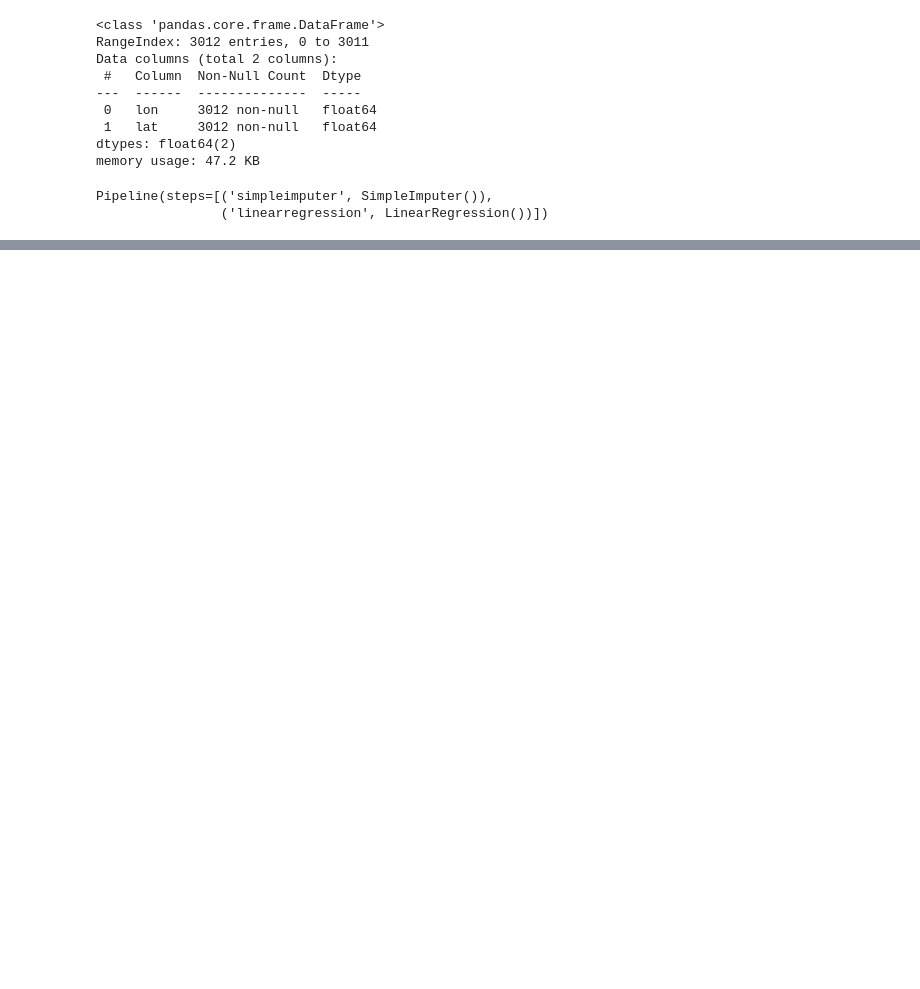
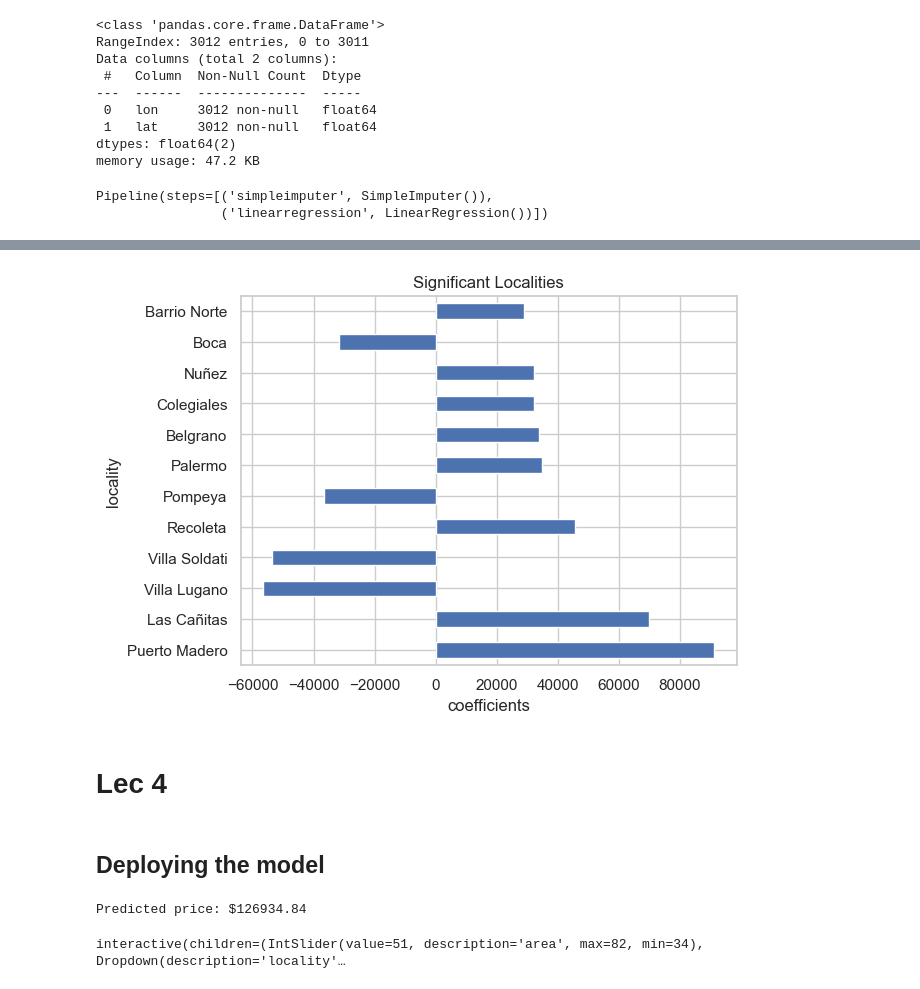
Before and after one commit to asvcodes/LabDS, a Jupyter notebook: Project2/tute.ipynb, the cells around one changed output, grey strips where cells are left out. Drawn from its saved outputs; the diff is of its cells as text; code cells hidden in the pictures; blank space fills up the shorter version.

```diff
--- a/Project2/tute.ipynb
+++ b/Project2/tute.ipynb
@@ -360,0 +420,14 @@ price = 143049.13 + (-699.67 * longitude) + (634.84 * latitude)
+# %%
+# Baseline
+features = ['area_m2','locality']
+X_train3 = df3[features]
+
+target = "price_usd"
+y_train3 = df3[target]
+
+y_pred_baseline3 = [y_train3.mean()] * len(y_train3)
+
+mae_baseline3 = mean_absolute_error(y_train3,y_pred_baseline3)
+
+print("Mean apt price", round(y_train3.mean(), 2))
+print("Baseline MAE:", round(mae_baseline3, 2))
@@ -360,0 +437,8 @@ price = 143049.13 + (-699.67 * longitude) + (634.84 * latitude)
+# %%
+# Model3
+model3 = make_pipeline(
+    OneHotEncoder(use_cat_names=True),
+    SimpleImputer(),
+    Ridge()
+)
+model3
@@ -360,0 +448,4 @@ price = 143049.13 + (-699.67 * longitude) + (634.84 * latitude)
+# %%
+model3.fit(X_train3,y_train3)
+mae_model3 = mean_absolute_error(y_train3,model3.predict(X_train3))
+print("Model MAE:", round(mae_model3, 2))
@@ -360,0 +456,8 @@ price = 143049.13 + (-699.67 * longitude) + (634.84 * latitude)
+# %%
+
+intercept3 = model3.named_steps['ridge'].intercept_.round(2)
+coefficients3 = model3.named_steps['ridge'].coef_.round(2)
+
+localities = pd.Series(model3.named_steps['onehotencoder'].get_feature_names()).str.replace('locality_','')
+
+locNcoefs = pd.DataFrame({'locality':localities, 'coefficient':coefficients3}).set_index('locality')
@@ -360,0 +474,13 @@ price = 143049.13 + (-699.67 * longitude) + (634.84 * latitude)
+# %%
+impLoc= locNcoefs.sort_values(by='coefficient',key= abs,ascending=False).head(12)
+
+impLoc.plot(kind='barh',
+            xlabel= 'coefficients' ,
+            title='Significant Localities',
+            legend=False);
+# %% [output]
+[figure, added]
+# %% [markdown]
+# Lec 4
+# %% [markdown]
+## Deploying the model
@@ -360,0 +497,18 @@ price = 143049.13 + (-699.67 * longitude) + (634.84 * latitude)
+# %%
+predict(60,'Villa del Parque')
+# %% [output]
+Predicted price: $126934.84
+# %%
+import ipywidgets as widgets
+
+widgets.interact(
+    predict,
+    area=widgets.IntSlider(
+        min=X_train3["area_m2"].min(),
+        max=X_train3["area_m2"].max(),
+        value=X_train3["area_m2"].mean(),
+    ),
+    locality=widgets.Dropdown(options=sorted(X_train3["locality"].unique())),
+);
+# %% [output]
+interactive(children=(IntSlider(value=51, description='area', max=82, min=34), Dropdown(description='locality'…
```
Also changed, not shown: parts of 24 cells of this notebook.
